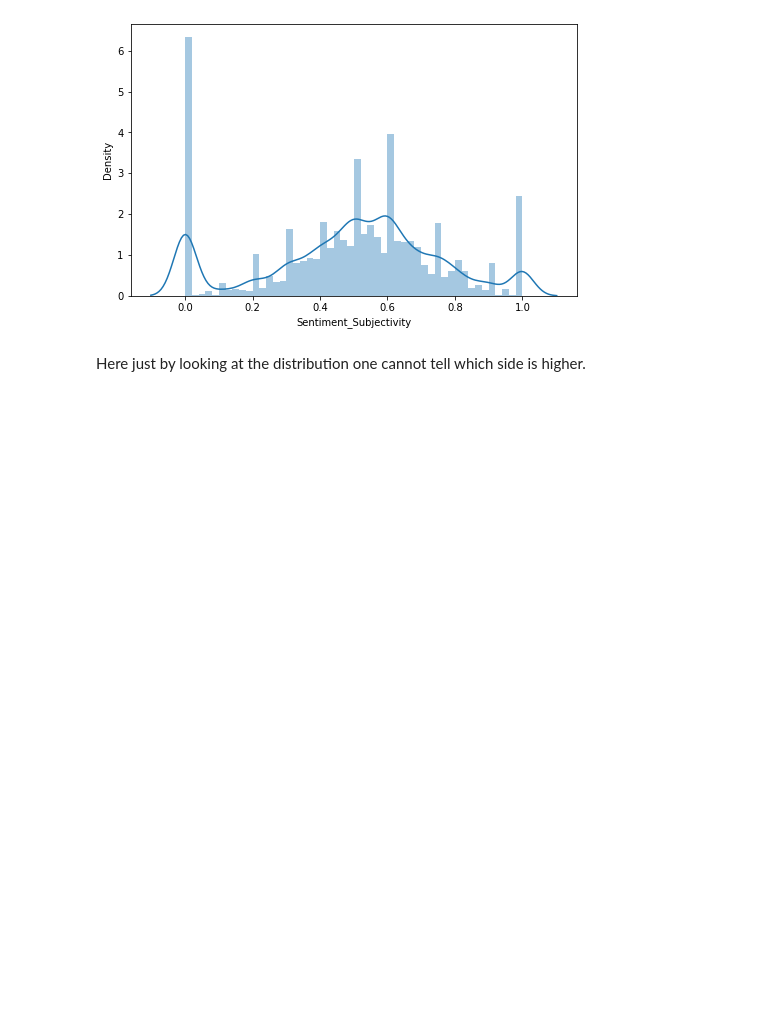
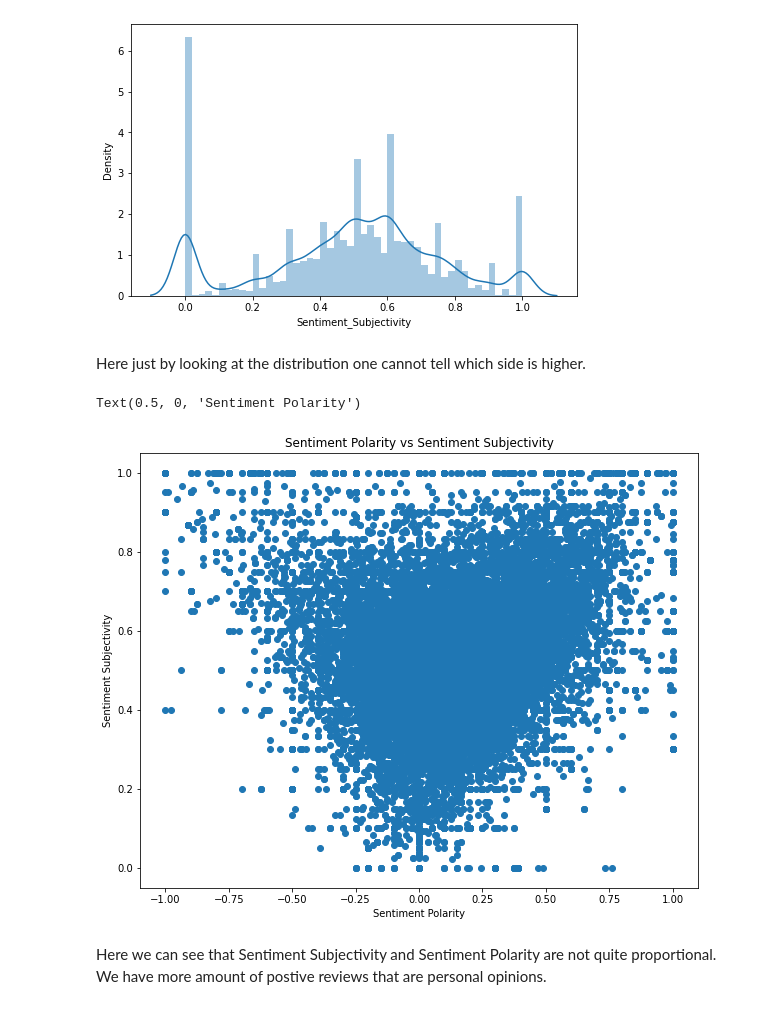
Before and after one commit to Pooja-Dalwani/PlayStoreAppReviewAnalysisEDA, a Jupyter notebook: Capstone_Project_PlayStoreAppReviewAnalysis.ipynb, the cells around one changed output. Saved outputs shown, nothing was run; the diff lists cells and outputs as text; code cells hidden in the pictures; blank space fills up the shorter version.

```diff
--- a/Capstone_Project_PlayStoreAppReviewAnalysis.ipynb
+++ b/Capstone_Project_PlayStoreAppReviewAnalysis.ipynb
@@ -571,3 +575,14 @@ sns.distplot(data1)
 [figure]
 # %% [markdown]
 Here just by looking at the distribution one cannot tell which side is higher.
+# %%
+plt.figure(figsize=(10,8))
+plt.scatter(data,data1)
+plt.title('Sentiment Polarity vs Sentiment Subjectivity')
+plt.ylabel('Sentiment Subjectivity')
+plt.xlabel('Sentiment Polarity')
+# %% [output]
+Text(0.5, 0, 'Sentiment Polarity')
+[figure, added]
+# %% [markdown]
+Here we can see that Sentiment Subjectivity and Sentiment Polarity are not quite proportional. We have more amount of postive reviews that are personal opinions.
```
Also changed, not shown: parts of 2 cells of this notebook.
